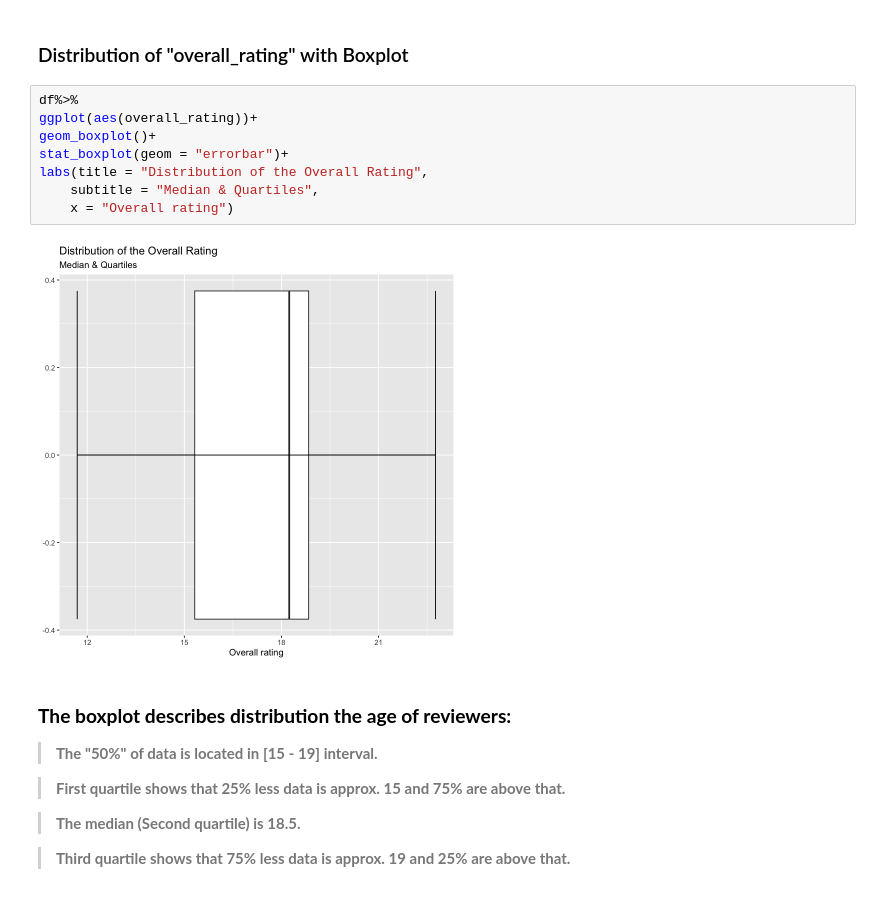
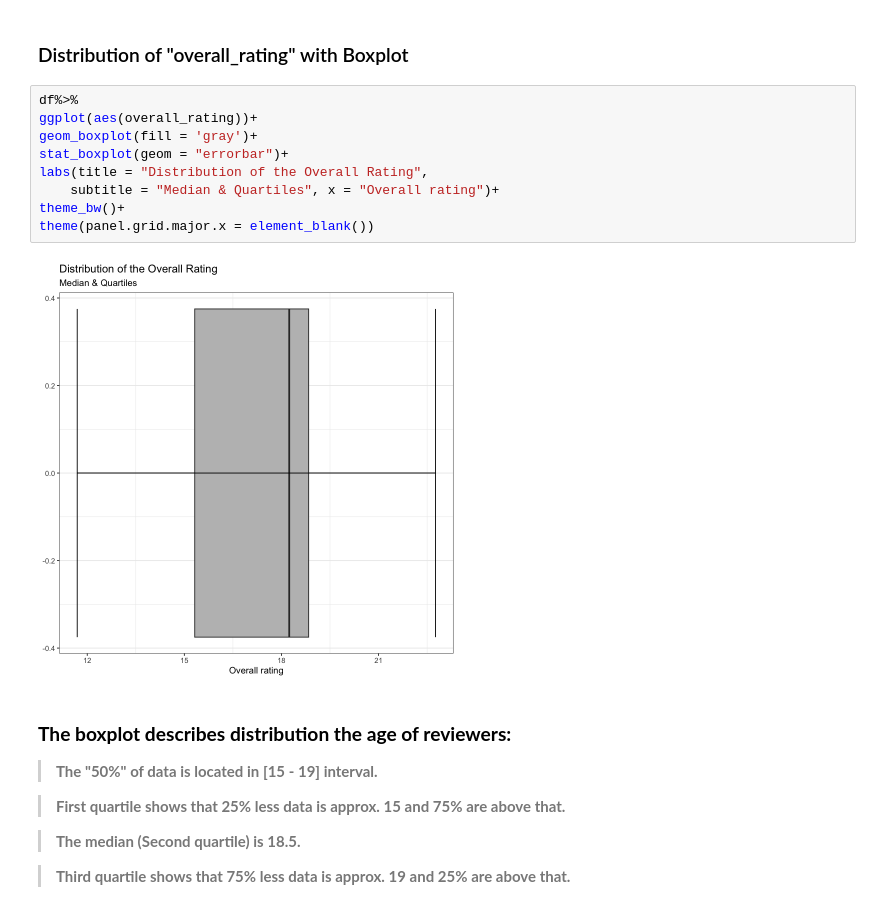
Before and after one commit to Radko99/ML-DA-electric_bikes_ratings, a Jupyter notebook: electric-bike-ratings/DA_ML_CLASSIFICATION-1.ipynb, the cells around one changed output. Cells and saved outputs as stored; diff of their text form.

```diff
--- a/electric-bike-ratings/DA_ML_CLASSIFICATION-1.ipynb
+++ b/electric-bike-ratings/DA_ML_CLASSIFICATION-1.ipynb
@@ -342,13 +329,14 @@ Furthermore, there is a large amounts of numbers in this interval **[18-20]**
 # %%
 df%>%
 ggplot(aes(overall_rating))+
-geom_boxplot()+
+geom_boxplot(fill = 'gray')+
 stat_boxplot(geom = "errorbar")+
 labs(title = "Distribution of the Overall Rating",
-	subtitle = "Median & Quartiles",
-	x = "Overall rating")
+	subtitle = "Median & Quartiles", x = "Overall rating")+
+theme_bw()+
+theme(panel.grid.major.x = element_blank())
 # %% [output]
-[figure, old version]
+[figure, new version]
 # %% [markdown]
 ### **The boxplot describes distribution the age of reviewers:**
 
```
Also changed, not shown: parts of 10 cells of this notebook.
